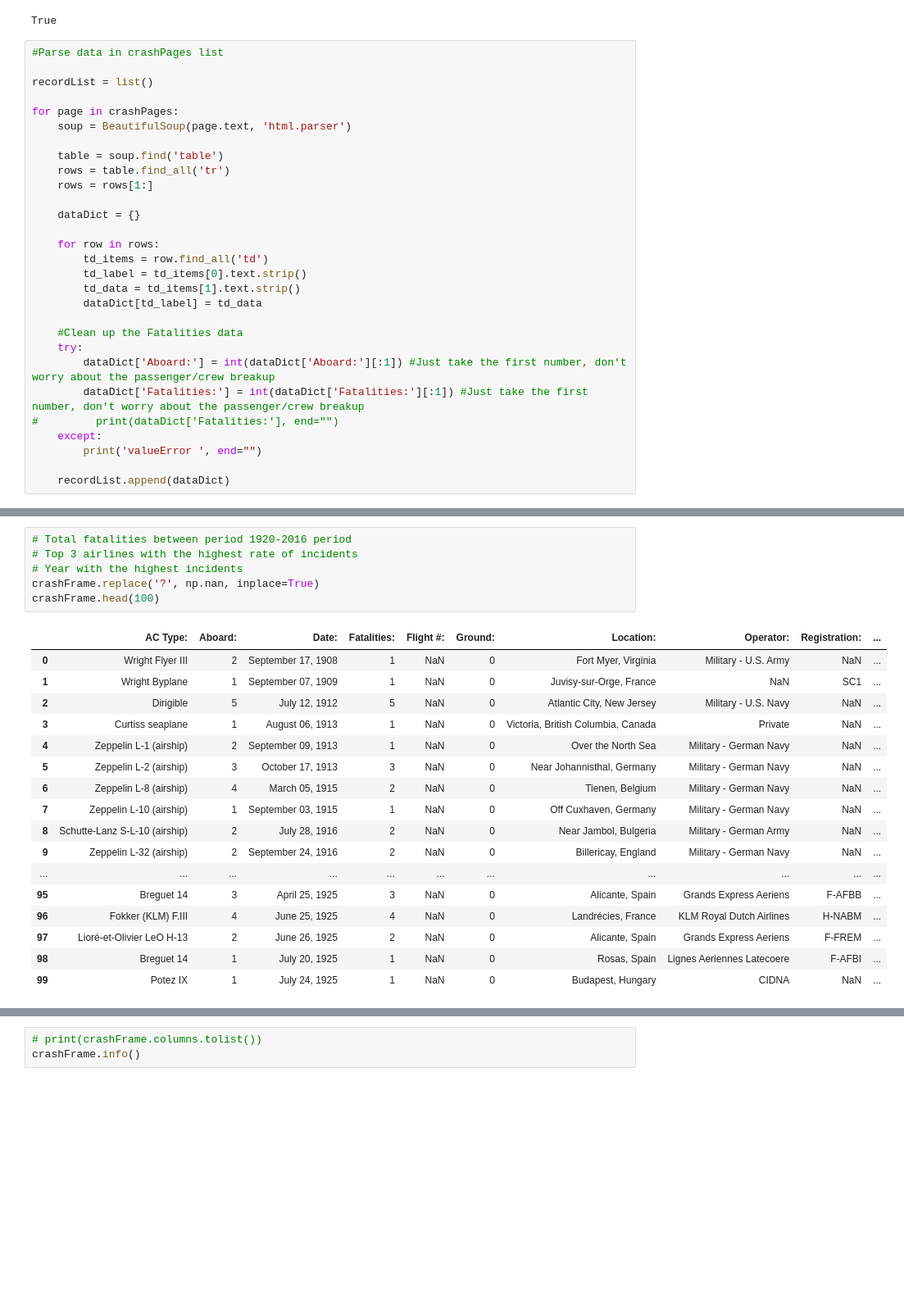
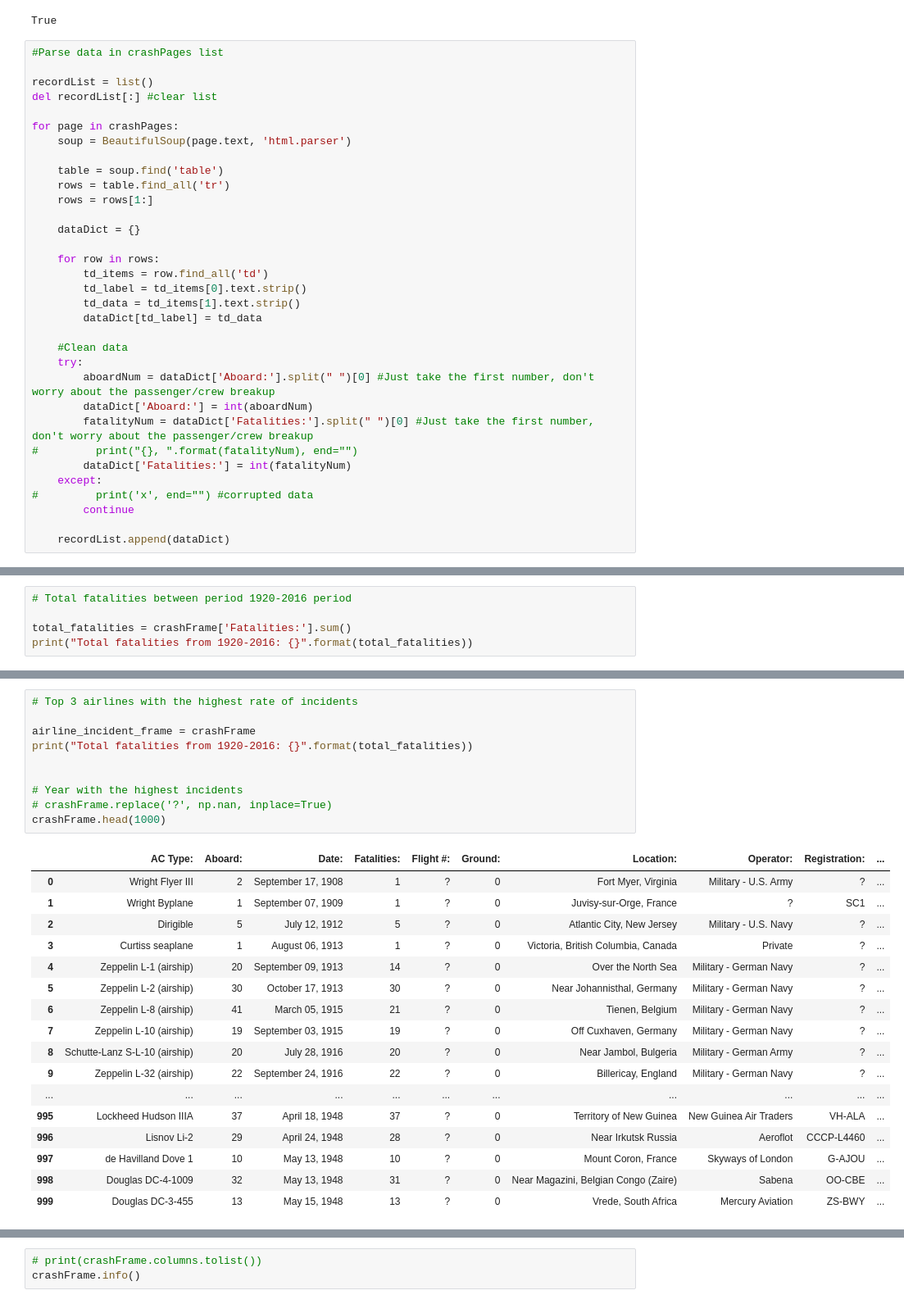
Before and after one commit to AnthonyNicholas/dataTechTask, a Jupyter notebook: TechTask_Task2.ipynb, the cells around one changed output, grey strips where cells are left out. Shown at 82% size. Saved outputs shown, nothing was run; the diff lists cells and outputs as text; blank space fills up the shorter version.

Commit message:
Task 2 Data cleansed and total Fatalities calculated using dataframe.

```diff
--- a/TechTask_Task2.ipynb
+++ b/TechTask_Task2.ipynb
@@ -61,6 +62,7 @@ True
 #Parse data in crashPages list
 
 recordList = list()
+del recordList[:] #clear list
 
 for page in crashPages:
     soup = BeautifulSoup(page.text, 'html.parser')
@@ -77,12 +79,15 @@ for page in crashPages:
         td_data = td_items[1].text.strip()
         dataDict[td_label] = td_data
 
-    #Clean up the Fatalities data
+    #Clean data
     try:
-        dataDict['Aboard:'] = int(dataDict['Aboard:'][:1]) #Just take the first number, don't worry about the passenger/crew breakup
-        dataDict['Fatalities:'] = int(dataDict['Fatalities:'][:1]) #Just take the first number, don't worry about the passenger/crew breakup
-#         print(dataDict['Fatalities:'], end="")
+        aboardNum = dataDict['Aboard:'].split(" ")[0] #Just take the first number, don't worry about the passenger/crew breakup
+        dataDict['Aboard:'] = int(aboardNum)
+        fatalityNum = dataDict['Fatalities:'].split(" ")[0] #Just take the first number, don't worry about the passenger/crew breakup
+#         print("{}, ".format(fatalityNum), end="")
+        dataDict['Fatalities:'] = int(fatalityNum)
     except:
-        print('valueError ', end="")
+#         print('x', end="") #corrupted data
+        continue
 
     recordList.append(dataDict)
@@ -94,0 +117,5 @@ crashFrame = pd.DataFrame(recordList)
+# %%
+# Total fatalities between period 1920-2016 period
+
+total_fatalities = crashFrame['Fatalities:'].sum()
+print("Total fatalities from 1920-2016: {}".format(total_fatalities))
@@ -95,24 +124,28 @@ crashFrame = pd.DataFrame(recordList)
 # %%
-# Total fatalities between period 1920-2016 period
 # Top 3 airlines with the highest rate of incidents
+
+airline_incident_frame = crashFrame
+print("Total fatalities from 1920-2016: {}".format(total_fatalities))
+
+
 # Year with the highest incidents
-crashFrame.replace('?', np.nan, inplace=True)
-crashFrame.head(100)
+# crashFrame.replace('?', np.nan, inplace=True)
+crashFrame.head(1000)
 # %% [output]
 |  | AC Type: | Aboard: | Date: | Fatalities: | Flight #: | Ground: | Location: | Operator: | Registration: | ... |
-| 0 | Wright Flyer III | 2 | September 17, 1908 | 1 | NaN | 0 | Fort Myer, Virginia | Military - U.S. Army | NaN | ... |
-| 1 | Wright Byplane | 1 | September 07, 1909 | 1 | NaN | 0 | Juvisy-sur-Orge, France | NaN | SC1 | ... |
-| 2 | Dirigible | 5 | July 12, 1912 | 5 | NaN | 0 | Atlantic City, New Jersey | Military - U.S. Navy | NaN | ... |
-| 3 | Curtiss seaplane | 1 | August 06, 1913 | 1 | NaN | 0 | Victoria, British Columbia, Canada | Private | NaN | ... |
-| 4 | Zeppelin L-1 (airship) | 2 | September 09, 1913 | 1 | NaN | 0 | Over the North Sea | Military - German Navy | NaN | ... |
-| 5 | Zeppelin L-2 (airship) | 3 | October 17, 1913 | 3 | NaN | 0 | Near Johannisthal, Germany | Military - German Navy | NaN | ... |
-| 6 | Zeppelin L-8 (airship) | 4 | March 05, 1915 | 2 | NaN | 0 | Tienen, Belgium | Military - German Navy | NaN | ... |
-| 7 | Zeppelin L-10 (airship) | 1 | September 03, 1915 | 1 | NaN | 0 | Off Cuxhaven, Germany | Military - German Navy | NaN | ... |
-| 8 | Schutte-Lanz S-L-10 (airship) | 2 | July 28, 1916 | 2 | NaN | 0 | Near Jambol, Bulgeria | Military - German Army | NaN | ... |
-| 9 | Zeppelin L-32 (airship) | 2 | September 24, 1916 | 2 | NaN | 0 | Billericay, England | Military - German Navy | NaN | ... |
+| 0 | Wright Flyer III | 2 | September 17, 1908 | 1 | ? | 0 | Fort Myer, Virginia | Military - U.S. Army | ? | ... |
+| 1 | Wright Byplane | 1 | September 07, 1909 | 1 | ? | 0 | Juvisy-sur-Orge, France | ? | SC1 | ... |
+| 2 | Dirigible | 5 | July 12, 1912 | 5 | ? | 0 | Atlantic City, New Jersey | Military - U.S. Navy | ? | ... |
+| 3 | Curtiss seaplane | 1 | August 06, 1913 | 1 | ? | 0 | Victoria, British Columbia, Canada | Private | ? | ... |
+| 4 | Zeppelin L-1 (airship) | 20 | September 09, 1913 | 14 | ? | 0 | Over the North Sea | Military - German Navy | ? | ... |
+| 5 | Zeppelin L-2 (airship) | 30 | October 17, 1913 | 30 | ? | 0 | Near Johannisthal, Germany | Military - German Navy | ? | ... |
+| 6 | Zeppelin L-8 (airship) | 41 | March 05, 1915 | 21 | ? | 0 | Tienen, Belgium | Military - German Navy | ? | ... |
+| 7 | Zeppelin L-10 (airship) | 19 | September 03, 1915 | 19 | ? | 0 | Off Cuxhaven, Germany | Military - German Navy | ? | ... |
+| 8 | Schutte-Lanz S-L-10 (airship) | 20 | July 28, 1916 | 20 | ? | 0 | Near Jambol, Bulgeria | Military - German Army | ? | ... |
+| 9 | Zeppelin L-32 (airship) | 22 | September 24, 1916 | 22 | ? | 0 | Billericay, England | Military - German Navy | ? | ... |
 | ... | ... | ... | ... | ... | ... | ... | ... | ... | ... | ... |
-| 95 | Breguet 14 | 3 | April 25, 1925 | 3 | NaN | 0 | Alicante, Spain | Grands Express Aeriens | F-AFBB | ... |
-| 96 | Fokker (KLM) F.III | 4 | June 25, 1925 | 4 | NaN | 0 | Landrécies, France | KLM Royal Dutch Airlines | H-NABM | ... |
-| 97 | Lioré-et-Olivier LeO H-13 | 2 | June 26, 1925 | 2 | NaN | 0 | Alicante, Spain | Grands Express Aeriens | F-FREM | ... |
-| 98 | Breguet 14 | 1 | July 20, 1925 | 1 | NaN | 0 | Rosas, Spain | Lignes Aeriennes Latecoere | F-AFBI | ... |
-| 99 | Potez IX | 1 | July 24, 1925 | 1 | NaN | 0 | Budapest, Hungary | CIDNA | NaN | ... |
+| 995 | Lockheed Hudson IIIA | 37 | April 18, 1948 | 37 | ? | 0 | Territory of New Guinea | New Guinea Air Traders | VH-ALA | ... |
+| 996 | Lisnov Li-2 | 29 | April 24, 1948 | 28 | ? | 0 | Near Irkutsk Russia | Aeroflot | CCCP-L4460 | ... |
+| 997 | de Havilland Dove 1 | 10 | May 13, 1948 | 10 | ? | 0 | Mount Coron, France | Skyways of London | G-AJOU | ... |
+| 998 | Douglas DC-4-1009 | 32 | May 13, 1948 | 31 | ? | 0 | Near Magazini, Belgian Congo (Zaire) | Sabena | OO-CBE | ... |
+| 999 | Douglas DC-3-455 | 13 | May 15, 1948 | 13 | ? | 0 | Vrede, South Africa | Mercury Aviation | ZS-BWY | ... |
```
Also changed, not shown: parts of 7 cells of this notebook, 1 other file.
